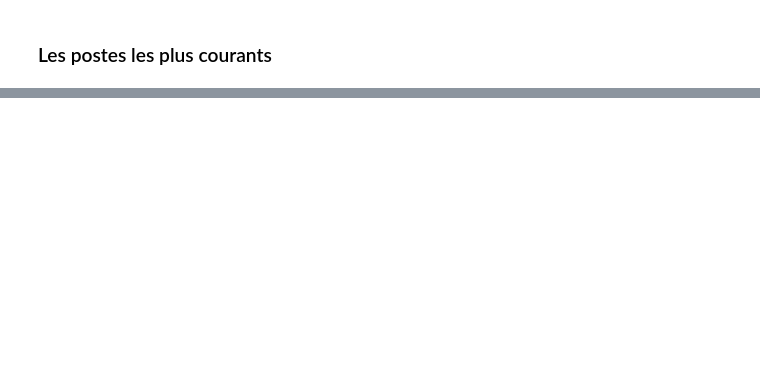
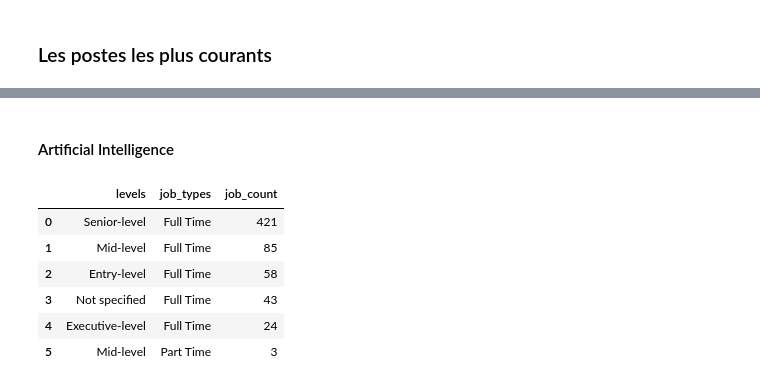
Before and after one commit to Sefdine/Job_opportunities, a Jupyter notebook: dev.ipynb, the cells around one changed output, grey strips where cells are left out. Saved outputs shown, nothing was run; the diff lists cells and outputs as text; code cells hidden in the pictures; blank space fills up the shorter version.

```diff
--- a/dev.ipynb
+++ b/dev.ipynb
@@ -1047,0 +1463,14 @@ plt.show()
+# %% [markdown]
+#### Artificial Intelligence
+# %%
+# Get levels in big data
+ai_levels_df = get_levels_by_category('artificial intelligence')
+ai_levels_df
+# %% [output]
+|  | levels | job_types | job_count |
+| 0 | Senior-level | Full Time | 421 |
+| 1 | Mid-level | Full Time | 85 |
+| 2 | Entry-level | Full Time | 58 |
+| 3 | Not specified | Full Time | 43 |
+| 4 | Executive-level | Full Time | 24 |
+| 5 | Mid-level | Part Time | 3 |
```
Also changed, not shown: parts of 65 cells of this notebook.
